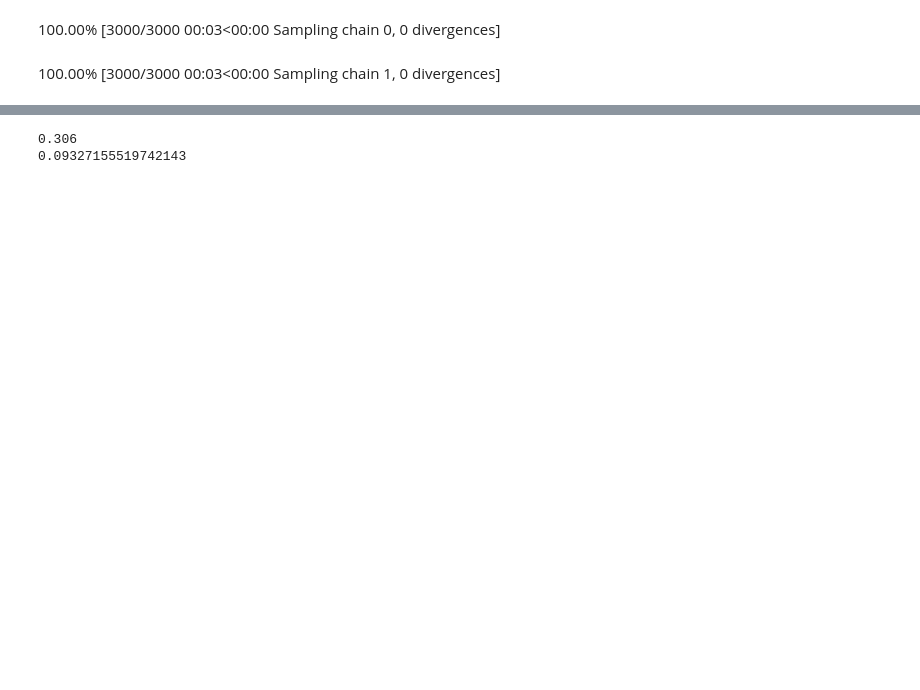
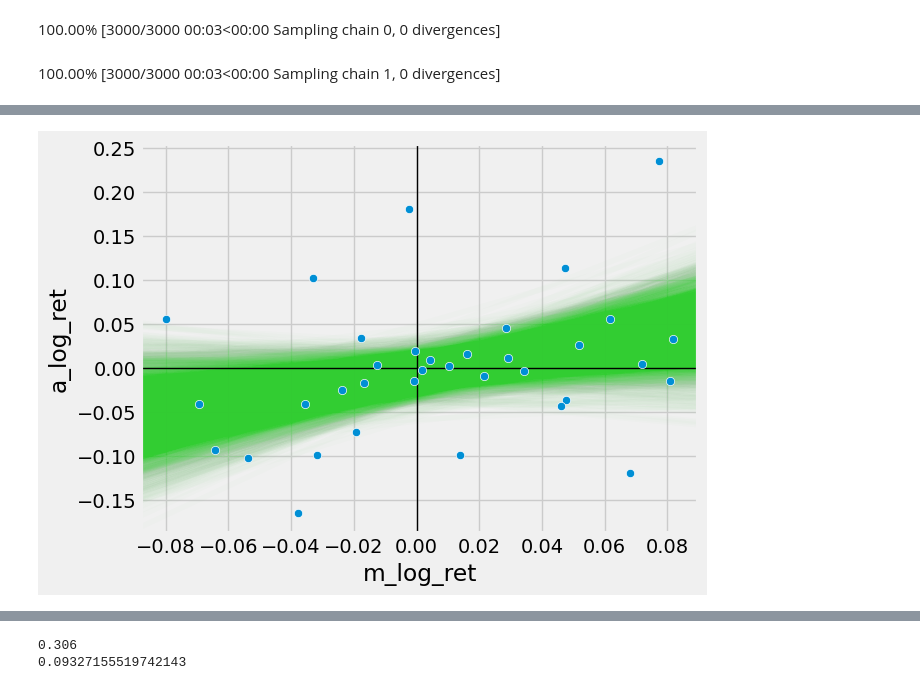
Before and after one commit to wakamatsuikuma/Learning, a Jupyter notebook: montecalro_DCF/notebook/monte_carlo_simulation_with_bayes.ipynb, the cells around one changed output, grey strips where cells are left out. Cells and saved outputs as stored; diff of their text form; code cells hidden in the pictures; blank space fills up the shorter version.

```diff
--- a/montecalro_DCF/notebook/monte_carlo_simulation_with_bayes.ipynb
+++ b/montecalro_DCF/notebook/monte_carlo_simulation_with_bayes.ipynb
@@ -274,0 +288,14 @@ az.summary(idata, var_names=["alpha", "beta", "epsilon"])
+# %%
+inf_beta = idata["posterior"]["beta"].values.reshape(4000, 1)
+inf_alpha = idata["posterior"]["alpha"].values.reshape(4000, 1)
+
+m_max = M_adjClose_merge_df["m_log_ret"].max()
+m_min = M_adjClose_merge_df["m_log_ret"].min()
+m_range = np.array([m_min, m_max]).reshape(1, 2)
+
+a_preds = inf_beta @ m_range + inf_alpha
+
+print(inf_beta)
+print(inf_alpha)
+print(m_range)
+print(a_preds)
@@ -275,3 +320,18 @@ az.summary(idata, var_names=["alpha", "beta", "epsilon"])
+# %%
+# Bayesian Linear Regression
+fig, ax = plt.subplots()
+
+for a_pred in a_preds:
+    ax1 = ax.axline((m_range[0][0], a_pred[0]), (m_range[0][1], a_pred[1]), alpha=0.01, c="limegreen", zorder=1)
+
+ax2 = sns.scatterplot(y = 'a_log_ret', x = 'm_log_ret', data = M_adjClose_merge_df, zorder=3)
+
+ax.axhline(0, color='black', linewidth=1, zorder=2)  # y=0の線
+ax.axvline(0, color='black', linewidth=1, zorder=2)  # x=0の線
+
+plt.show()
+# %% [output]
+[figure, added]
 # %%
 # Get 90% Highest Density Interval
 hdi_5 = az.hdi(idata, var_names=["beta"], hdi_prob=0.90).beta.values[0]
```
Also changed, not shown: parts of 25 cells of this notebook.
